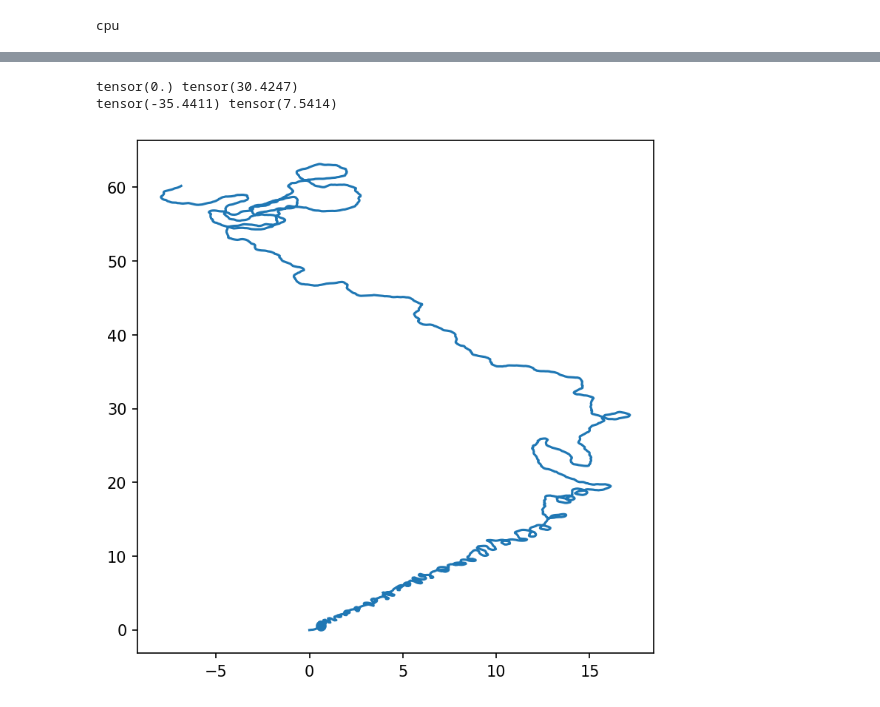
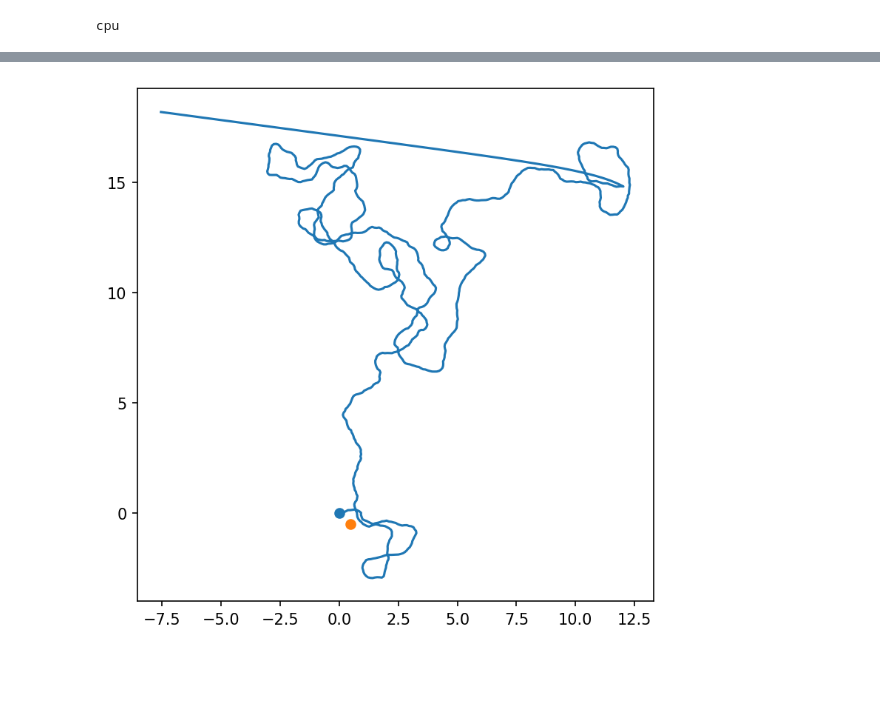
Before and after one commit to evdunbar/artificial-goal-navigation, a Jupyter notebook: testbench.ipynb, the cells around one changed output, grey strips where cells are left out. Saved outputs shown, nothing was run; the diff lists cells and outputs as text; code cells hidden in the pictures; blank space fills up the shorter version.

```diff
--- a/testbench.ipynb
+++ b/testbench.ipynb
@@ -49,9 +49,9 @@ class AdaptiveVectorNavigation():
         memory_layer = self.relu(gating_layer + ((1 - self.leak_rate) * self.previous_memory_layer))
         self.previous_memory_layer = memory_layer
         self.decoding_layer = self.relu(torch.matmul(self.cosine_kernel, memory_layer)) # actually the head vector
-        head_vector_angle = torch.atan(torch.dot(self.decoding_layer, torch.sin(self.neuron_phi)) / torch.dot(self.decoding_layer, torch.cos(self.neuron_phi)))
+        self.head_vector_angle = torch.atan(torch.dot(self.decoding_layer, torch.sin(self.neuron_phi)) / torch.dot(self.decoding_layer, torch.cos(self.neuron_phi)))
         head_vector_length = torch.sum(self.decoding_layer) # could be incorrect implementation, hard to understand article
-        self.motor_hv = head_vector_length * torch.sin(head_vector_angle - self.phi - torch.pi)
+        self.motor_hv = head_vector_length * torch.sin(self.head_vector_angle - self.phi - torch.pi)
 
     def update_global_vector(self) -> None:
         global_layer = torch.cos(self.phi - self.neuron_phi)
@@ -96,17 +96,23 @@ class AdaptiveVectorNavigation():
 #         print(f"motor gv/hv: {self.motor_gv, self.motor_hv}")
 
         # update position due to control input
-        self.phi += 0.1 * torch.pi * motor_command # 0.1 = Delta t
-#         print(f"prodands: {self.lpf_food_reward, self.phi}")
-#         print(self.position[0])
-        self.position[0] += torch.squeeze(0.1 * torch.cos(self.phi))
-        self.position[1] += torch.squeeze(0.1 * torch.sin(self.phi))
+        if self.state:
+            self.phi += 0.1 * torch.pi * motor_command # 0.1 = Delta t
+            self.position[0] += torch.squeeze(0.1 * torch.cos(self.phi))
+            self.position[1] += torch.squeeze(0.1 * torch.sin(self.phi))
+        else:
+            self.position[0] += torch.squeeze(0.1 * -torch.cos(self.head_vector_angle))
+            self.position[1] += torch.squeeze(0.1 * -torch.sin(self.head_vector_angle))
+        #         print(f"prodands: {self.lpf_food_reward, self.phi}")
+        #         print(self.position[0])
+
+        self.time += 1
 # %%
 graph_test_navigation = AdaptiveVectorNavigation(1000, 18, 0.05)
 # %%
-position_sequence = torch.empty((2000, 2), device=DEV)
+position_sequence = torch.empty((1200, 2), device=DEV)
 position_sequence[0] = graph_test_navigation.position
-for i in range(1999):
+for i in range(1199):
     graph_test_navigation.update_navigation()
     position_sequence[i+1] = graph_test_navigation.position
     if i % 100 == 0:
@@ -135,13 +133,8 @@ done with time step 1901
-# %%
-print(position_sequence[:,0].min(), position_sequence[:,0].max())
-print(position_sequence[:,1].min(), position_sequence[:,1].max())
-# %% [output]
-tensor(0.) tensor(30.4247)
-tensor(-35.4411) tensor(7.5414)
 # %%
 plt.figure(figsize=(6,6), dpi=150)
 plt.plot(position_sequence[:,0], position_sequence[:,1])
+plt.scatter(np.array([0]), np.array([0]))
 plt.scatter(graph_test_navigation.feeder_position[0], graph_test_navigation.feeder_position[1])
 plt.show()
 # %% [output]
-[figure, old version]
+[figure, new version]
```
Also changed, not shown: parts of 1 cell of this notebook.
